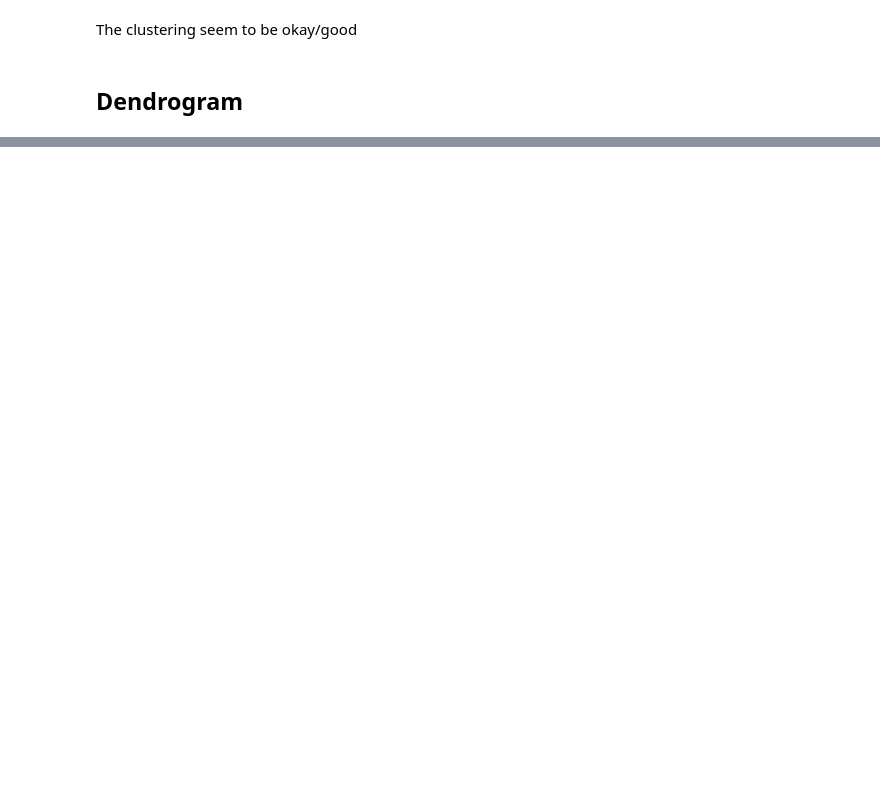
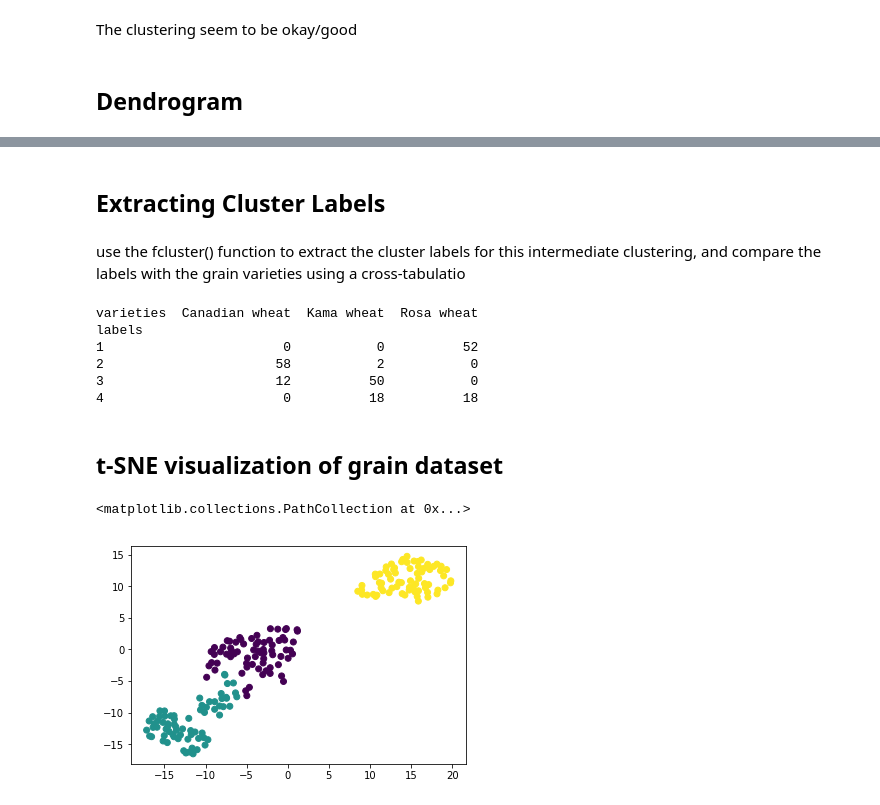
Before and after one commit to ZahraFarhadi19/DataCamp-MachineLearning, a Jupyter notebook: Exercises /Seeds Data Set - Clustering/Seeds Clustering.ipynb, the cells around one changed output, grey strips where cells are left out. Saved outputs shown, nothing was run; the diff lists cells and outputs as text; code cells hidden in the pictures; blank space fills up the shorter version.

```diff
--- a/Exercises /Seeds Data Set - Clustering/Seeds Clustering.ipynb
+++ b/Exercises /Seeds Data Set - Clustering/Seeds Clustering.ipynb
@@ -191,0 +141,23 @@ IndexError: list index out of range
+# %% [markdown]
+## Extracting Cluster Labels
+# %% [markdown]
+use the fcluster() function to extract the cluster labels for this intermediate clustering, and compare the labels with the grain varieties using a cross-tabulatio
+# %%
+import pandas as pd
+from scipy.cluster.hierarchy import fcluster
+
+# Use fcluster to extract labels: labels
+labels = fcluster(mergings, 6, criterion = 'distance')
+
+df = pd.DataFrame({'labels': labels, 'varieties': varieties})
+ct = pd.crosstab(df['labels'], df['varieties'])
+print(ct)
+# %% [output]
+varieties  Canadian wheat  Kama wheat  Rosa wheat
+labels
+1                       0           0          52
+2                      58           2           0
+3                      12          50           0
+4                       0          18          18
+# %% [markdown]
+## t-SNE visualization of grain dataset
@@ -191,0 +375,10 @@ IndexError: list index out of range
+# %%
+from sklearn.manifold import TSNE
+model = TSNE(learning_rate = 200)
+tsne_features = model.fit_transform(samples)
+xs = tsne_features[:, 0]
+ys = tsne_features[:, 1]
+plt.scatter(xs, ys, c=variety_numbers)
+# %% [output]
+<matplotlib.collections.PathCollection at 0x...>
+[figure, added]
```
Also changed, not shown: parts of 8 cells of this notebook, 2 other files.
